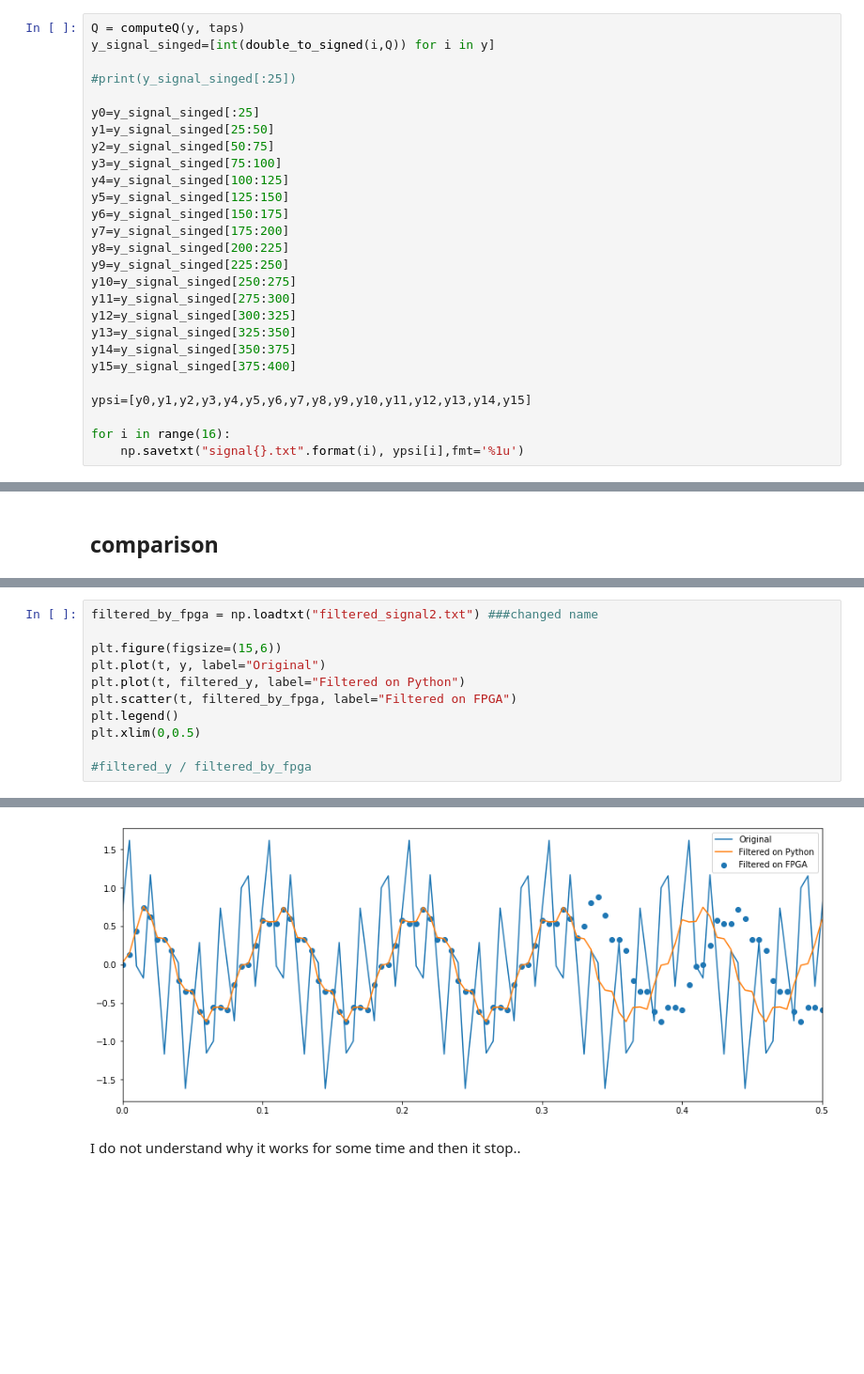
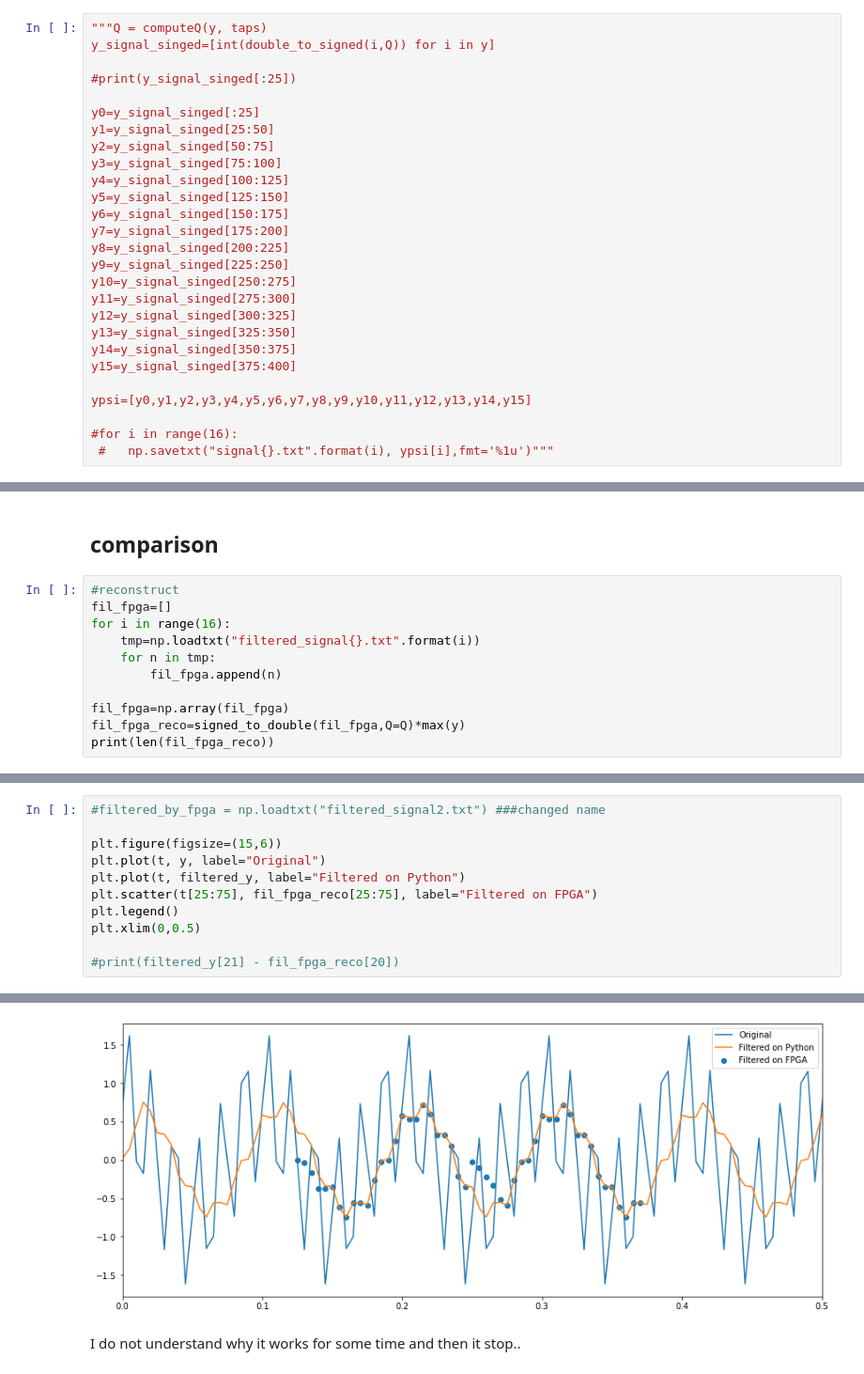
Before and after one commit to dariobaron/MAPD-A-fir-filter, a Jupyter notebook: FIRfilter_python.ipynb, the cells around one changed output, grey strips where cells are left out. Shown: that part at 94% size. Drawn from its saved outputs; the diff is of its cells as text; blank space fills up the shorter version.

```diff
--- a/FIRfilter_python.ipynb
+++ b/FIRfilter_python.ipynb
@@ -99,7 +102,7 @@ Q = computeQ(y, taps)
 #integer_taps = double_to_signed(taps, Q)
 #print([bin(i) for i in integer_taps])
 # %%
-Q = computeQ(y, taps)
+"""Q = computeQ(y, taps)
 y_signal_singed=[int(double_to_signed(i,Q)) for i in y]
 
 #print(y_signal_singed[:25])
@@ -123,6 +126,6 @@ y15=y_signal_singed[375:400]
 
 ypsi=[y0,y1,y2,y3,y4,y5,y6,y7,y8,y9,y10,y11,y12,y13,y14,y15]
 
-for i in range(16):
-    np.savetxt("signal{}.txt".format(i), ypsi[i],fmt='%1u')
+#for i in range(16):
+ #   np.savetxt("signal{}.txt".format(i), ypsi[i],fmt='%1u')"""
 # %% [output]
@@ -148,3 +151,14 @@ print(bin(mult))
 0b100110101100100
 # %% [markdown]
 ## comparison
+# %%
+#reconstruct
+fil_fpga=[]
+for i in range(16):
+    tmp=np.loadtxt("filtered_signal{}.txt".format(i))
+    for n in tmp:
+        fil_fpga.append(n)
+
+fil_fpga=np.array(fil_fpga)
+fil_fpga_reco=signed_to_double(fil_fpga,Q=Q)*max(y)
+print(len(fil_fpga_reco))
@@ -151,17 +167,17 @@ print(bin(mult))
 # %%
-filtered_by_fpga = np.loadtxt("filtered_signal2.txt") ###changed name
+#filtered_by_fpga = np.loadtxt("filtered_signal2.txt") ###changed name
 
 plt.figure(figsize=(15,6))
 plt.plot(t, y, label="Original")
 plt.plot(t, filtered_y, label="Filtered on Python")
-plt.scatter(t, filtered_by_fpga, label="Filtered on FPGA")
+plt.scatter(t[25:75], fil_fpga_reco[25:75], label="Filtered on FPGA")
 plt.legend()
 plt.xlim(0,0.5)
 
-#filtered_y / filtered_by_fpga
+#print(filtered_y[21] - fil_fpga_reco[20])
 # %% [output]
 (0.0, 0.5)
-[figure, old version]
+[figure, new version]
 # %% [markdown]
 I do not understand why it works for some time and then it stop..
 # %%
```
Also changed, not shown: parts of 4 cells of this notebook.
